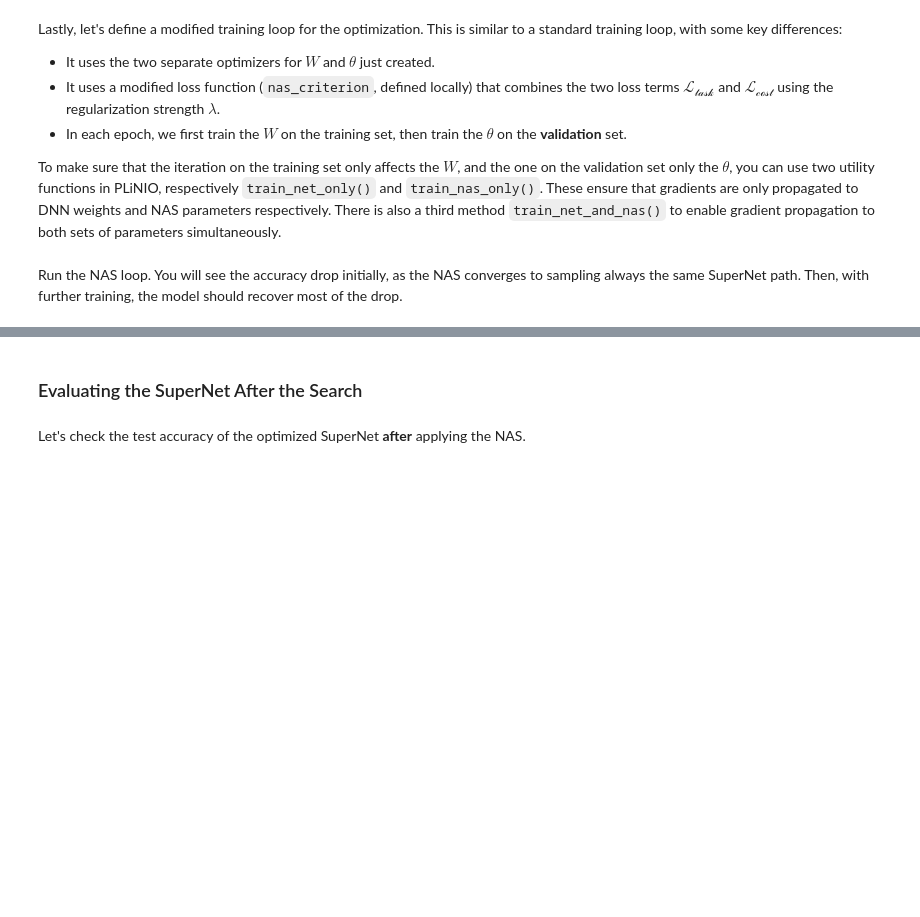
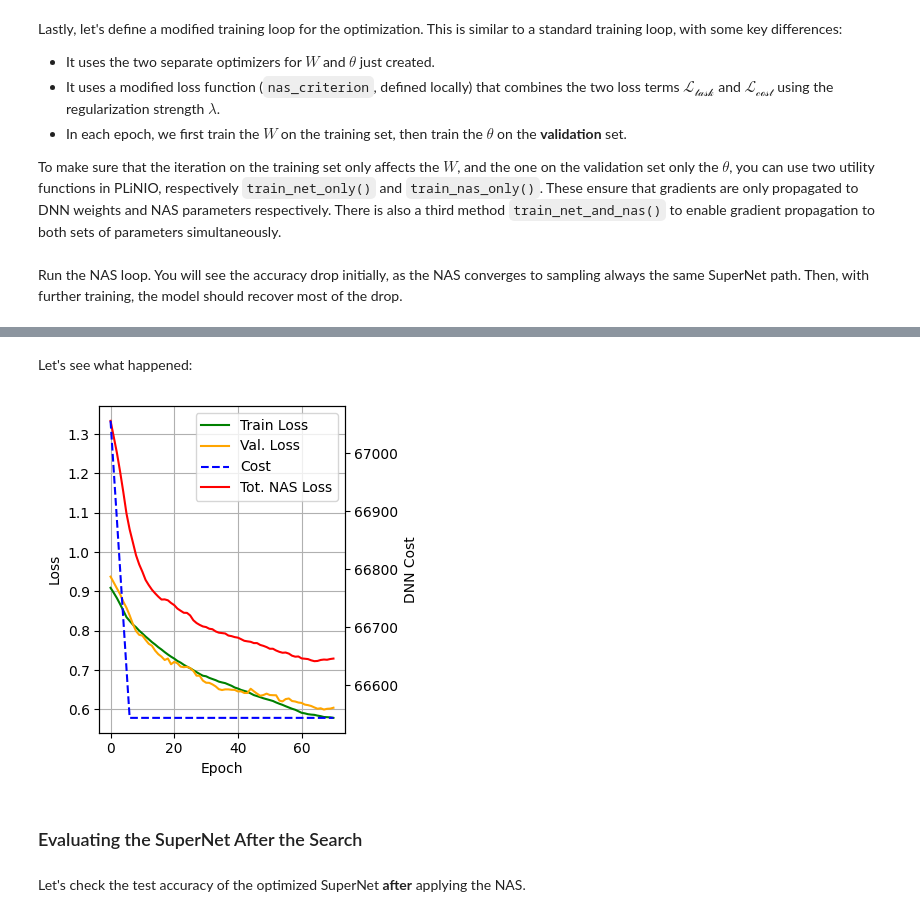
Before and after one commit to eml-eda/oenne, a Jupyter notebook: I_SuperNet.ipynb, the cells around one changed output, grey strips where cells are left out. Cells and saved outputs as stored; diff of their text form; code cells hidden in the pictures; blank space fills up the shorter version.

```diff
--- a/I_SuperNet.ipynb
+++ b/I_SuperNet.ipynb
@@ -282,14 +280,17 @@ At the end of training, the best model is loaded from the corresponding checkpoi
 # %%
 def training_loop(out_dir, config, model, criterion, train_dl, val_dl, device):
-    history = []
+
+    # in this case, we use a pre-cooked checkpoint provided with the repo.
+    if config['in_class']:
+        out_dir = Path(str(out_dir).replace('experiments', 'checkpoints'))
     # look for a "best.ckp" within "out_dir" and skip the training if found
     if try_load_checkpoint(model, out_dir, device) or config['in_class']:
-        # in this case, we use a pre-cooked checkpoint provided with the repo.
-        if config['in_class']:
-            out_dir = Path(str(out_dir).replace('experiments', 'checkpoints'))
         print(f"Skipping training and loading pre-cooked model from: {out_dir}")
+        with open(out_dir / 'history.pkl', 'rb') as f:
+            history = pickle.load(f)
         return history
 
+    history = []
     optimizer = torch.optim.SGD(model.parameters(), lr=config['lr'], weight_decay=config['weight_decay'])
     scheduler = torch.optim.lr_scheduler.CosineAnnealingLR(optimizer, T_max=config['epochs'])
     checkpoint = CheckPoint(out_dir, model, optimizer, 'max', fmt='ck_{epoch:03d}.ckp')
@@ -306,6 +307,9 @@ def training_loop(out_dir, config, model, criterion, train_dl, val_dl, device):
     # restore the best model from the checkpoint and save it again as 'best.ckp' for later retrieval.
     checkpoint.load_best()
     checkpoint.save(out_dir / 'best.ckp')
+    # also save the history
+    with open(out_dir / 'history.pkl', 'wb') as f:
+        pickle.dump(history, f)
 
     return history
 # %% [markdown]
@@ -387,7 +391,7 @@ Normally, you would try different values around this range to obtain a Pareto fr
 
 Let's add the regularization strength to our training configuration:
 # %%
-TRAINING_CONFIG['reg_strength'] = 1e-04
+TRAINING_CONFIG['reg_strength'] = 1e-06
 #TRAINING_CONFIG['reg_strength'] = 0 # (result around 83.5% acc, and 300k params)
 #TRAINING_CONFIG['reg_strength'] = 1e-07 # (result around 83% acc, and 170k params)
 #TRAINING_CONFIG['reg_strength'] = 1e-06 # (result around 80% acc, and 70k params)
@@ -405,10 +409,8 @@ PLiNIO offers a convenient API to get only the $W$, with the `model.net_paramete
 We wrap the code in a function so that we can get fresh optimizers when needed:
 # %%
 def get_nas_optimizers(model, config):
-  net_optimizer = torch.optim.SGD(model.net_parameters(), lr=config['search_lr_net'], weight_decay=config['weight_decay'])
-  nas_optimizer = torch.optim.SGD(model.nas_parameters(), lr=config['search_lr_nas'], weight_decay=0)
-  # nas_optimizer = torch.optim.Adam(model.net_parameters(), lr=config['search_lr_net'], weight_decay=config['weight_decay'])
-  # nas_optimizer = torch.optim.Adam(model.nas_parameters(), lr=config['search_lr_nas'], weight_decay=0)
+  net_optimizer = torch.optim.Adam(model.net_parameters(), lr=config['search_lr_net'], weight_decay=config['weight_decay'])
+  nas_optimizer = torch.optim.Adam(model.nas_parameters(), lr=config['search_lr_nas'], weight_decay=0)
   return net_optimizer, nas_optimizer
 # %% [markdown]
 Lastly, let's define a modified training loop for the optimization. This is similar to a standard training loop, with some key differences:
@@ -420,11 +422,14 @@ Lastly, let's define a modified training loop for the optimization. This is simi
 To make sure that the iteration on the training set only affects the $W$, and the one on the validation set only the $\theta$, you can use two utility functions in PLiNIO, respectively `train_net_only()` and `train_nas_only()`. These ensure that gradients are only propagated to DNN weights and NAS parameters respectively. There is also a third method `train_net_and_nas()` to enable gradient propagation to both sets of parameters simultaneously.
 # %%
 def nas_loop(out_dir, config, model, criterion, train_dl, val_dl, device):
-    history = []
+
     if try_load_checkpoint(model, out_dir, device):
         print(f"Skipping NAS and loading pre-cooked model from: {out_dir}")
+        with open(out_dir / 'history.pkl', 'rb') as f:
+            history = pickle.load(f)
         return history
 
+    history = []
     net_optimizer, nas_optimizer = get_nas_optimizers(model, config)
     # scheduler = torch.optim.lr_scheduler.CosineAnnealingLR(optimizer, T_max=config['epochs'])
     checkpoint = CheckPoint(out_dir, model, net_optimizer, 'max', fmt='ck_{epoch:03d}.ckp')
@@ -443,9 +448,10 @@ def nas_loop(out_dir, config, model, criterion, train_dl, val_dl, device):
         n_metrics = icl.train_one_epoch(epoch, model, nas_criterion, nas_optimizer, val_dl, val_dl, device)
         print(f"Network cost after epoch {epoch+1} = {model.cost}")
 
-        # combine the metrics and append to the history
+        # combine the metrics from the two "sub-epochs", add the cost,  and append to the history
         n_metrics = {'nas_' + k: v for k, v in n_metrics.items()}
         t_metrics.update(n_metrics)
+        t_metrics['cost'] = model.cost.detach().cpu().numpy()
         history.append(t_metrics)
 
         if epoch >= config['nas_no_stop_epochs']:
@@ -460,6 +466,8 @@ def nas_loop(out_dir, config, model, criterion, train_dl, val_dl, device):
 
     checkpoint.load_best()
     checkpoint.save(out_dir / 'best.ckp')
+    with open(out_dir / 'history.pkl', 'wb') as f:
+        pickle.dump(history, f)
 
     return history
 # %% [markdown]
@@ -484,3 +480,9 @@ Network cost after epoch 11 = 46592.0
+# %% [markdown]
+Let's see what happened:
+# %%
+plot_learning_curves_nas(history)
+# %% [output]
+[figure, added]
 # %% [markdown]
 ### Evaluating the SuperNet After the Search
 # %% [markdown]
```
Also changed, not shown: parts of 12 cells of this notebook, 6 other files.
